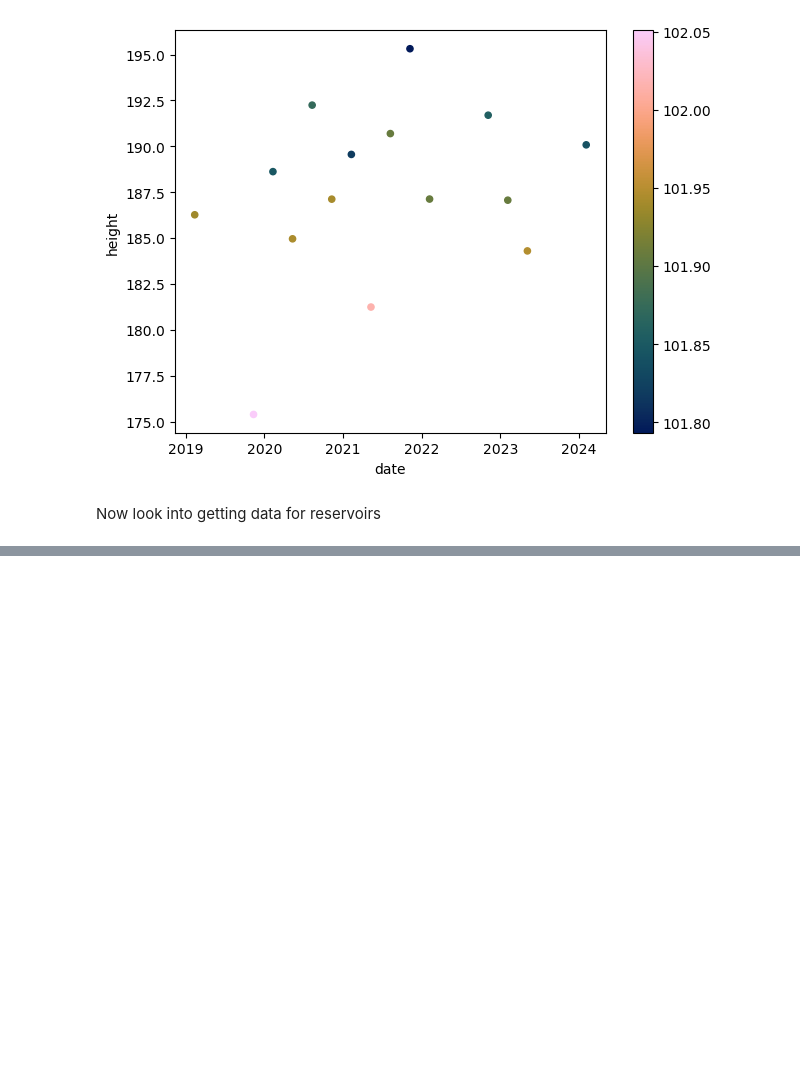
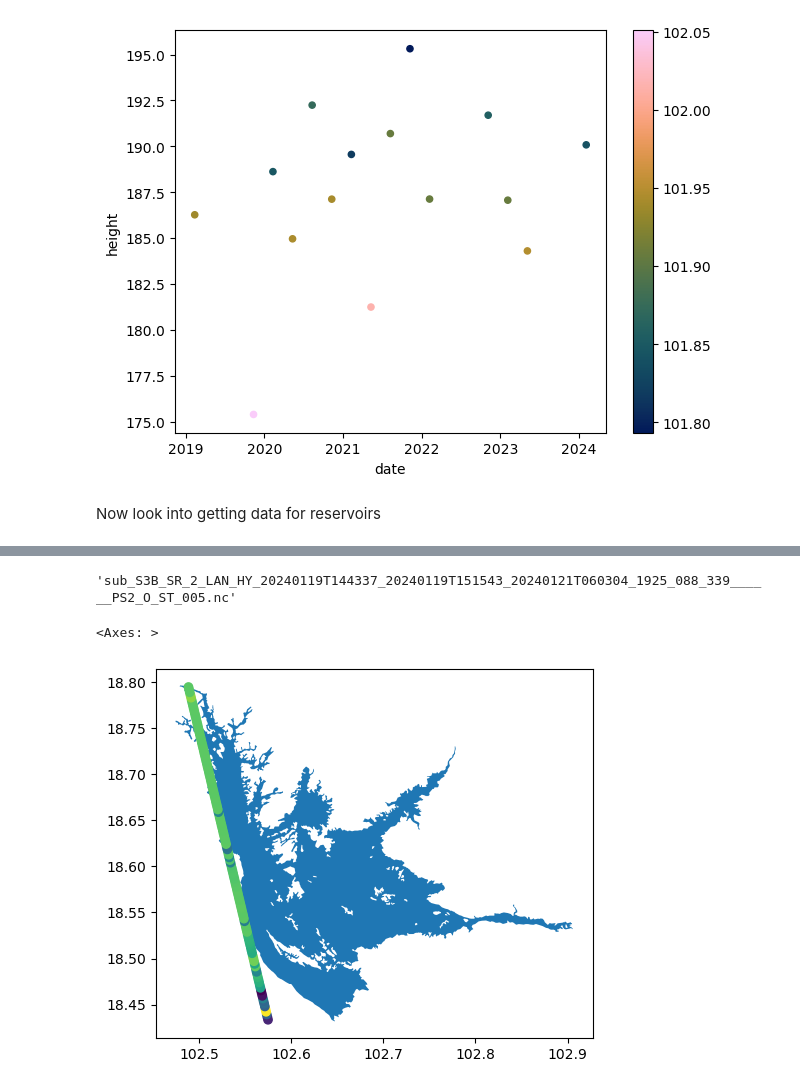
Before and after one commit to DHI/HydroEO, a Jupyter notebook: notebooks/project_test.ipynb, the cells around one changed output, grey strips where cells are left out. Cells and saved outputs as stored; diff of their text form; code cells hidden in the pictures; blank space fills up the shorter version.

Commit message:
Inucluded subsetting and reading of sentinel 3 data wiht some s6 compatibility

```diff
--- a/notebooks/project_test.ipynb
+++ b/notebooks/project_test.ipynb
@@ -173,0 +176,17 @@ project.reservoirs.plot_timeseries_by_id(id)
+# %%
+infile = r"C:\Users\cwch\Projects\WR-Collaboration\rk-altimetry\data\sentinel3\reservoirs\0\sub_S3B_SR_2_LAN_HY_20240119T144337_20240119T151543_20240121T060304_1925_088_339______PS2_O_ST_005.nc"
+sentinel_file = sentinel.Sentinel3(infile)
+# %%
+sentinel_file.file_name
+# %% [output]
+'sub_S3B_SR_2_LAN_HY_20240119T144337_20240119T151543_20240121T060304_1925_088_339______PS2_O_ST_005.nc'
+# %%
+s3_df = sentinel_file.read()
+s3_gdf = gpd.GeoDataFrame(s3_df, geometry=gpd.points_from_xy(s3_df.lon, s3_df.lat))
+# %%
+fig, ax = plt.subplots()
+project.reservoirs.gdf.loc[project.reservoirs.gdf.dl_id == 0].plot(ax=ax)
+s3_gdf.plot(column='height', ax=ax)
+# %% [output]
+<Axes: >
+[figure, added]
```
Also changed, not shown: parts of 9 cells of this notebook, 5 other files.
